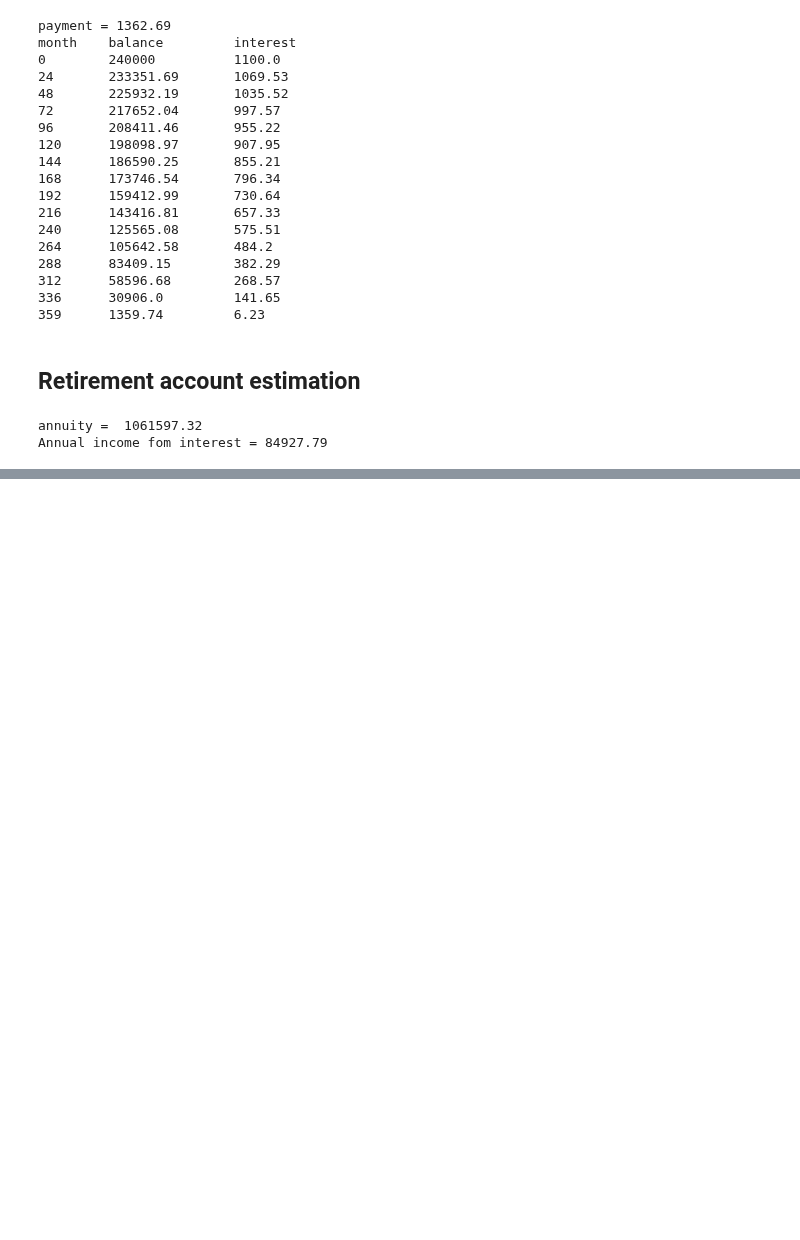
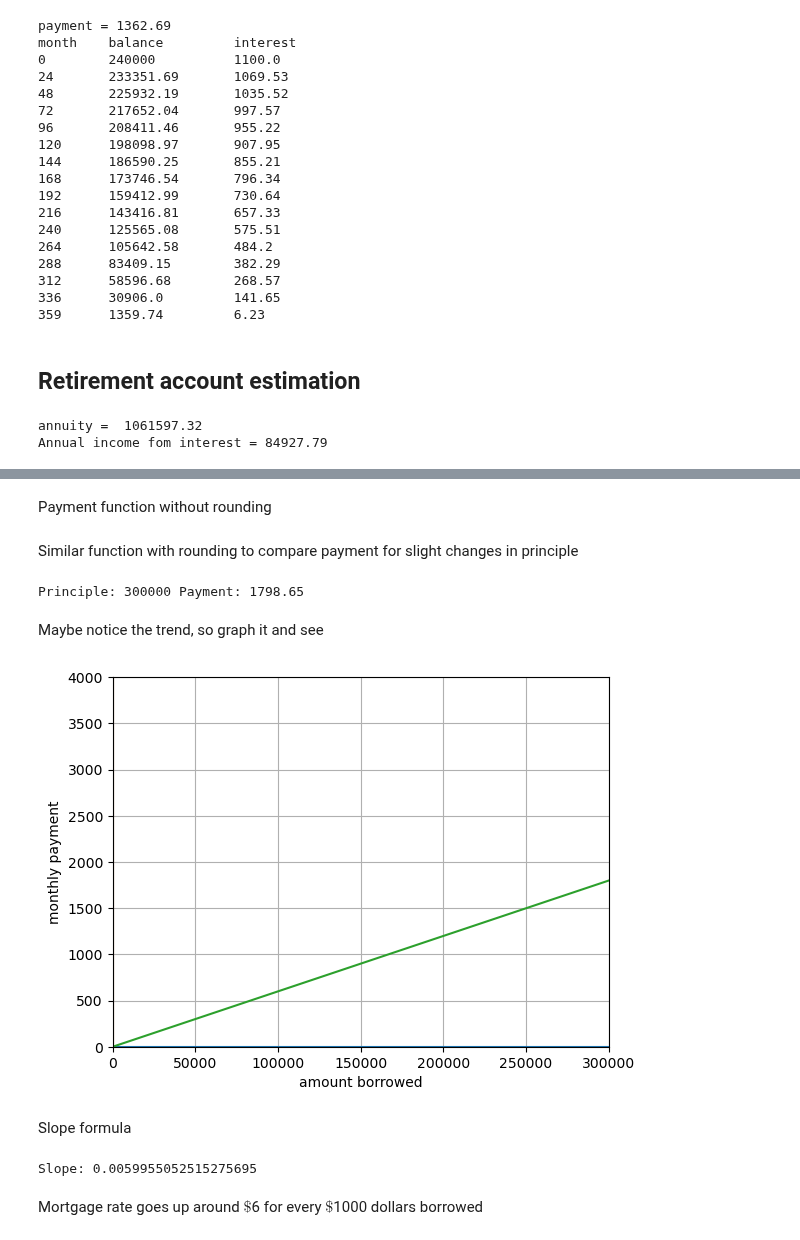
Before and after one commit to barbellfan/CollegeAlgebraJup, a Jupyter notebook: Week 13 Simple and Compound Interest.ipynb, the cells around one changed output, grey strips where cells are left out. Drawn from its saved outputs; the diff is of its cells as text; code cells hidden in the pictures; blank space fills up the shorter version.

```diff
--- a/Week 13 Simple and Compound Interest.ipynb
+++ b/Week 13 Simple and Compound Interest.ipynb
@@ -184,0 +187,70 @@ Annual income fom interest = 84927.79
+# %% [markdown]
+Payment function without rounding
+# %%
+def payment(p, r, t):
+    numerator = (r/12)*(1+(r/12))**(12*t)
+    denominator = (1+(r/12))**(12*t) - 1
+    payment = p*numerator/denominator
+    return payment
+# %% [markdown]
+Similar function with rounding to compare payment for slight changes in principle
+# %%
+%matplotlib inline
+from ipywidgets import interactive
+
+def pmt(p):
+    r = .06
+    t = 30
+    numerator = (r/12)*(1+(r/12))**(12*t)
+    denominator = (1+(r/12))**(12*t) - 1
+    pay = round(p*numerator/denominator, 2)
+    print("Principle:", p, "Payment:", pay)
+
+show_slider = interactive(pmt, p=(300000))
+show_slider
+# %% [output]
+Principle: 300000 Payment: 1798.65
+# %% [markdown]
+Maybe notice the trend, so graph it and see
+# %%
+import matplotlib.pyplot as plt
+import numpy as np
+
+xmin = 0
+xmax = 300000
+ymin = 0
+ymax = 4000
+points = 10*xmax-xmin
+x = np.linspace(xmin, xmax, points)
+
+fix,ax = plt.subplots()
+plt.axis([xmin, xmax,ymin,ymax]) # window size
+plt.plot([xmin, xmax], [0, 0]) # black x axis
+plt.plot([0, 0], [ymin, ymax]) # black y axis
+plt.grid()
+ax.set_xlabel("amount borrowed")
+ax.set_ylabel("monthly payment")
+
+# Line 1 - payment without rounding
+y1 = payment(x, .06, 30)
+plt.plot(x, y1)
+plt.show()
+# %% [output]
+[figure, added]
+# %% [markdown]
+Slope formula
+# %%
+r = .06
+t = 30
+
+x1 = 50000
+y1 = payment(x1, r, t)
+x2 = 300000
+y2 = payment(x2, r, t)
+
+slope = (y2 - y1)/(x2 - x1)
+print("Slope:", slope)
+# %% [output]
+Slope: 0.0059955052515275695
+# %% [markdown]
+Mortgage rate goes up around $\$$6 for every $\$$1000 dollars borrowed
```
Also changed, not shown: parts of 1 cell of this notebook, 1 other file.
